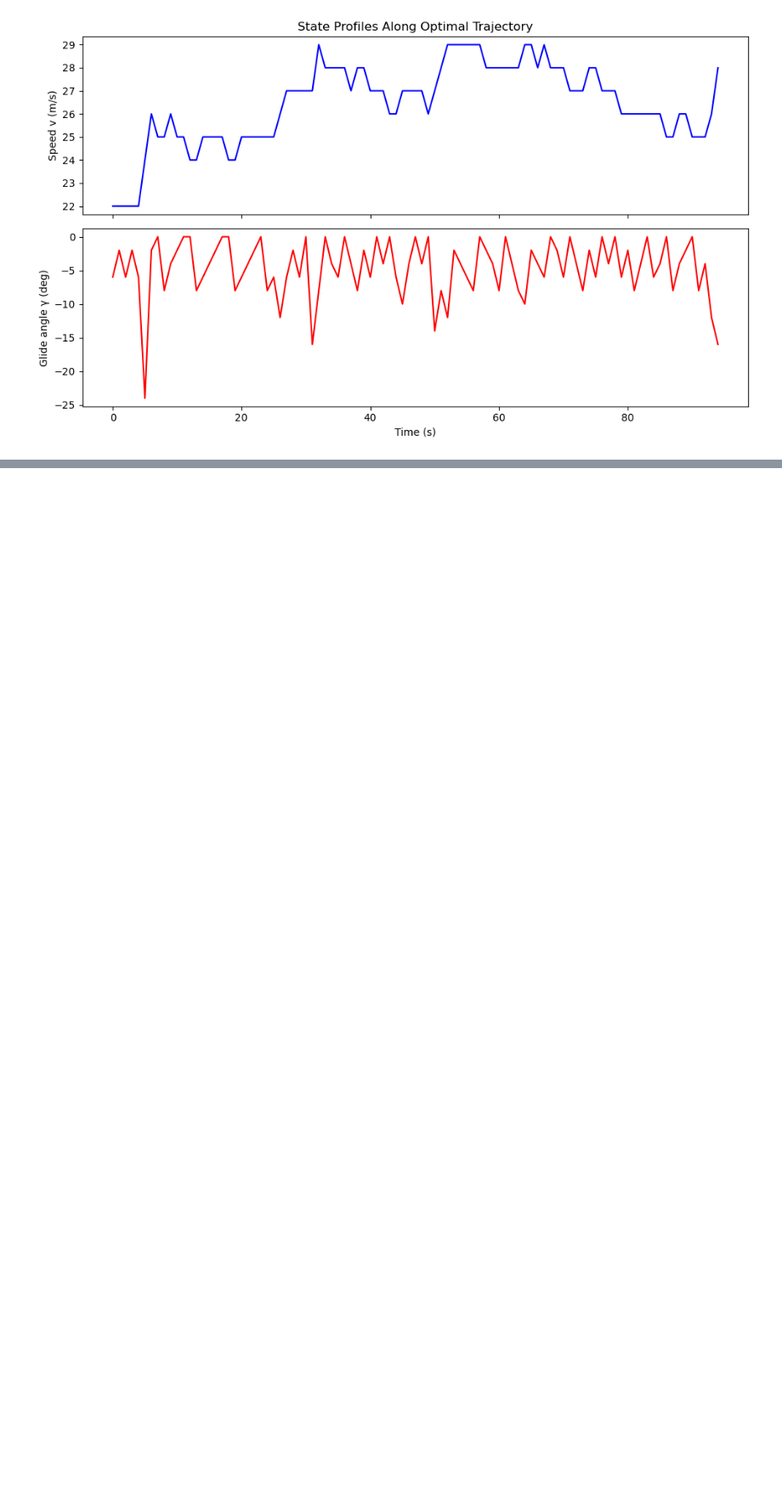
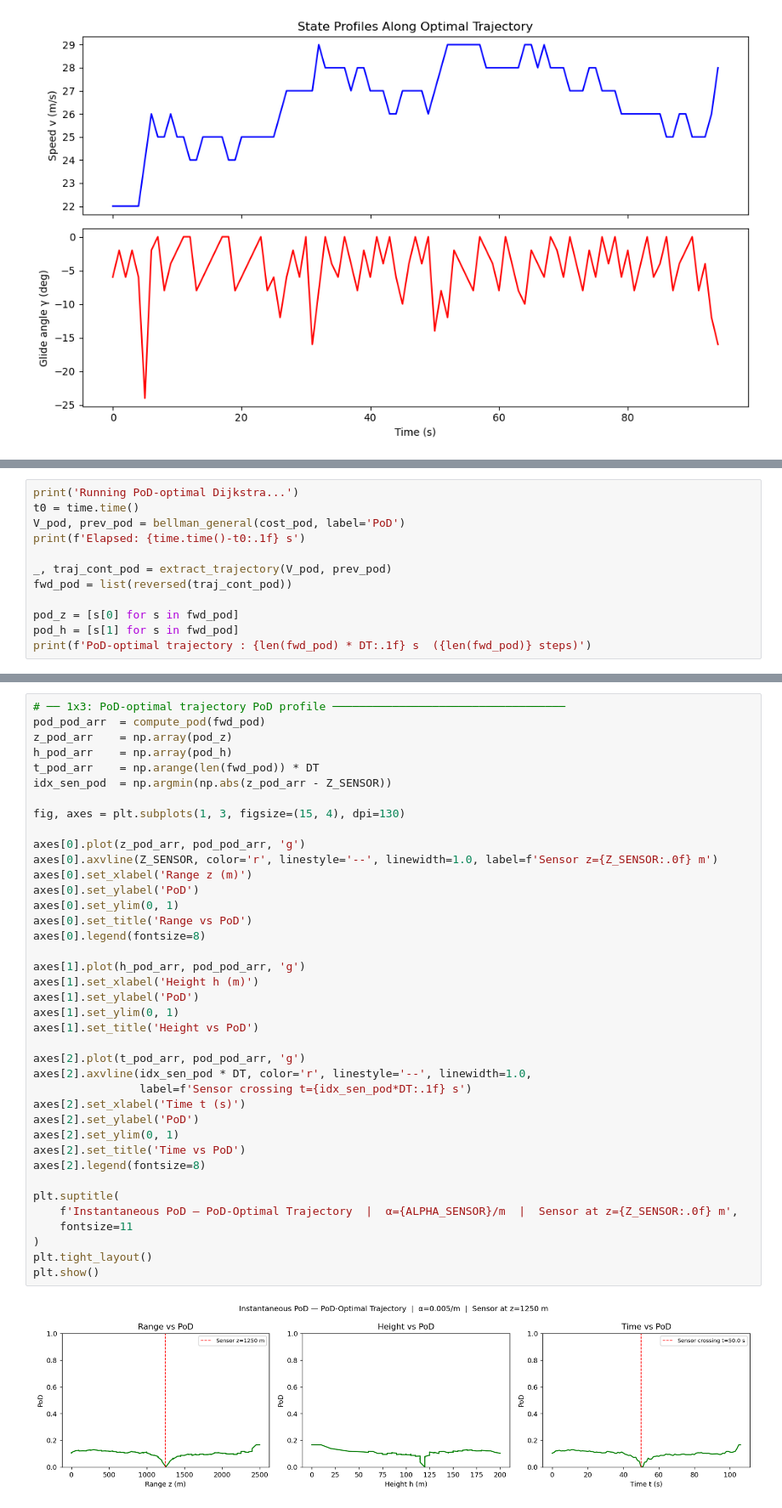
Before and after one commit to jeffersonkim97/glider_hybrid_control, a Jupyter notebook: Glider_Bellman/glider_02.ipynb, the cells around one changed output, grey strips where cells are left out. Shown at 85% size. Cells and saved outputs as stored; diff of their text form; blank space fills up the shorter version.

```diff
--- a/Glider_Bellman/glider_02.ipynb
+++ b/Glider_Bellman/glider_02.ipynb
@@ -620,0 +927,12 @@ plt.show()
+# %%
+print('Running PoD-optimal Dijkstra...')
+t0 = time.time()
+V_pod, prev_pod = bellman_general(cost_pod, label='PoD')
+print(f'Elapsed: {time.time()-t0:.1f} s')
+
+_, traj_cont_pod = extract_trajectory(V_pod, prev_pod)
+fwd_pod = list(reversed(traj_cont_pod))
+
+pod_z = [s[0] for s in fwd_pod]
+pod_h = [s[1] for s in fwd_pod]
+print(f'PoD-optimal trajectory : {len(fwd_pod) * DT:.1f} s  ({len(fwd_pod)} steps)')
@@ -620,0 +946,41 @@ plt.show()
+# %%
+# ── 1x3: PoD-optimal trajectory PoD profile ───────────────────────────────────
+pod_pod_arr  = compute_pod(fwd_pod)
+z_pod_arr    = np.array(pod_z)
+h_pod_arr    = np.array(pod_h)
+t_pod_arr    = np.arange(len(fwd_pod)) * DT
+idx_sen_pod  = np.argmin(np.abs(z_pod_arr - Z_SENSOR))
+
+fig, axes = plt.subplots(1, 3, figsize=(15, 4), dpi=130)
+
+axes[0].plot(z_pod_arr, pod_pod_arr, 'g')
+axes[0].axvline(Z_SENSOR, color='r', linestyle='--', linewidth=1.0, label=f'Sensor z={Z_SENSOR:.0f} m')
+axes[0].set_xlabel('Range z (m)')
+axes[0].set_ylabel('PoD')
+axes[0].set_ylim(0, 1)
+axes[0].set_title('Range vs PoD')
+axes[0].legend(fontsize=8)
+
+axes[1].plot(h_pod_arr, pod_pod_arr, 'g')
+axes[1].set_xlabel('Height h (m)')
+axes[1].set_ylabel('PoD')
+axes[1].set_ylim(0, 1)
+axes[1].set_title('Height vs PoD')
+
+axes[2].plot(t_pod_arr, pod_pod_arr, 'g')
+axes[2].axvline(idx_sen_pod * DT, color='r', linestyle='--', linewidth=1.0,
+                label=f'Sensor crossing t={idx_sen_pod*DT:.1f} s')
+axes[2].set_xlabel('Time t (s)')
+axes[2].set_ylabel('PoD')
+axes[2].set_ylim(0, 1)
+axes[2].set_title('Time vs PoD')
+axes[2].legend(fontsize=8)
+
+plt.suptitle(
+    f'Instantaneous PoD — PoD-Optimal Trajectory  |  α={ALPHA_SENSOR}/m  |  Sensor at z={Z_SENSOR:.0f} m',
+    fontsize=11
+)
+plt.tight_layout()
+plt.show()
+# %% [output]
+[figure, added]
```
Also changed, not shown: parts of 16 cells of this notebook.
